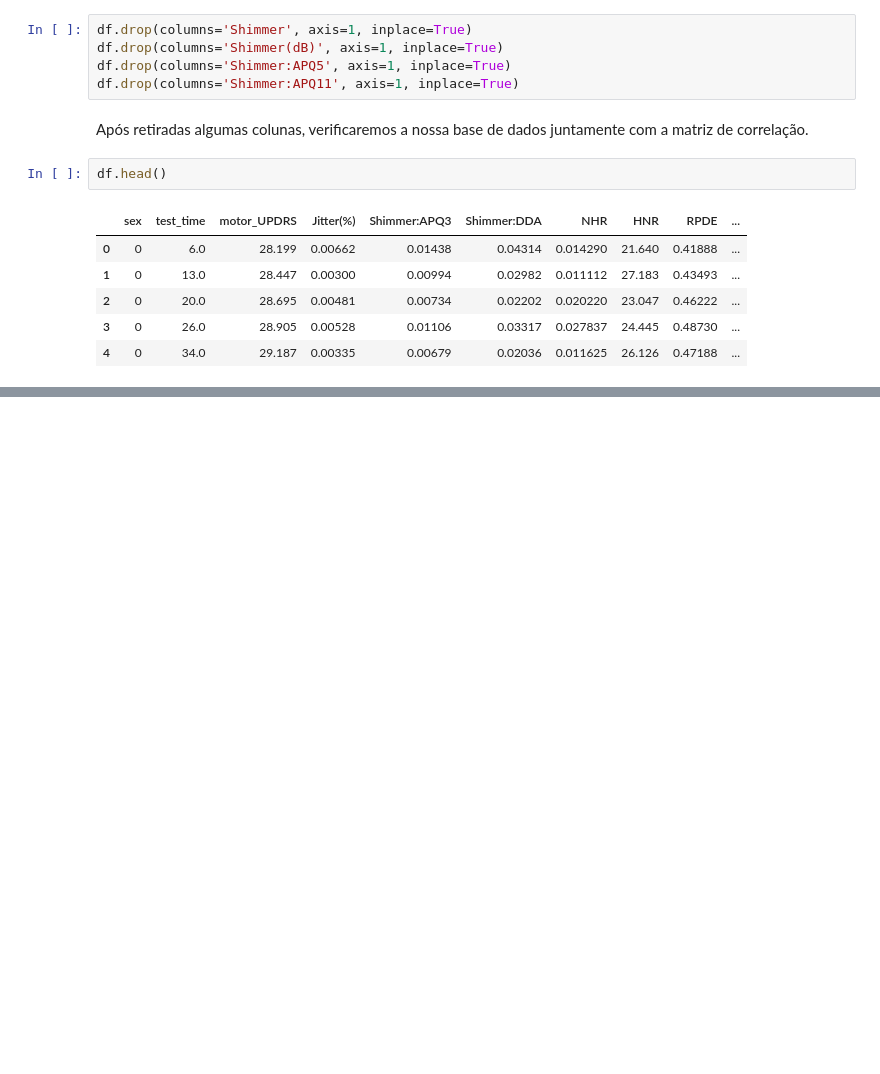
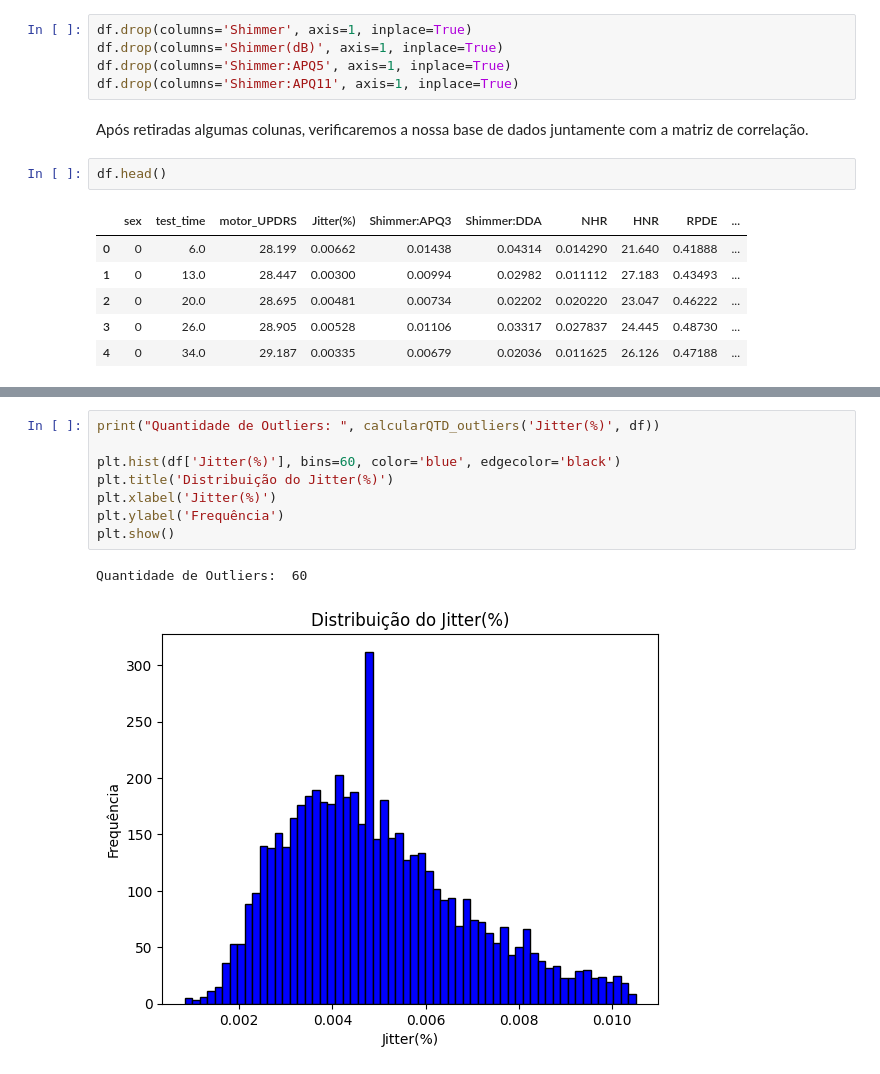
Before and after one commit to KacioSilva/ProjetoAM, a Jupyter notebook: Prova_AM.ipynb, the cells around one changed output, grey strips where cells are left out. Saved outputs shown, nothing was run; the diff lists cells and outputs as text; blank space fills up the shorter version.

```diff
--- a/Prova_AM.ipynb
+++ b/Prova_AM.ipynb
@@ -943,0 +948,11 @@ plt.show()
+# %%
+print("Quantidade de Outliers: ", calcularQTD_outliers('Jitter(%)', df))
+
+plt.hist(df['Jitter(%)'], bins=60, color='blue', edgecolor='black')
+plt.title('Distribuição do Jitter(%)')
+plt.xlabel('Jitter(%)')
+plt.ylabel('Frequência')
+plt.show()
+# %% [output]
+Quantidade de Outliers:  60
+[figure, added]
```
Also changed, not shown: parts of 40 cells of this notebook.
